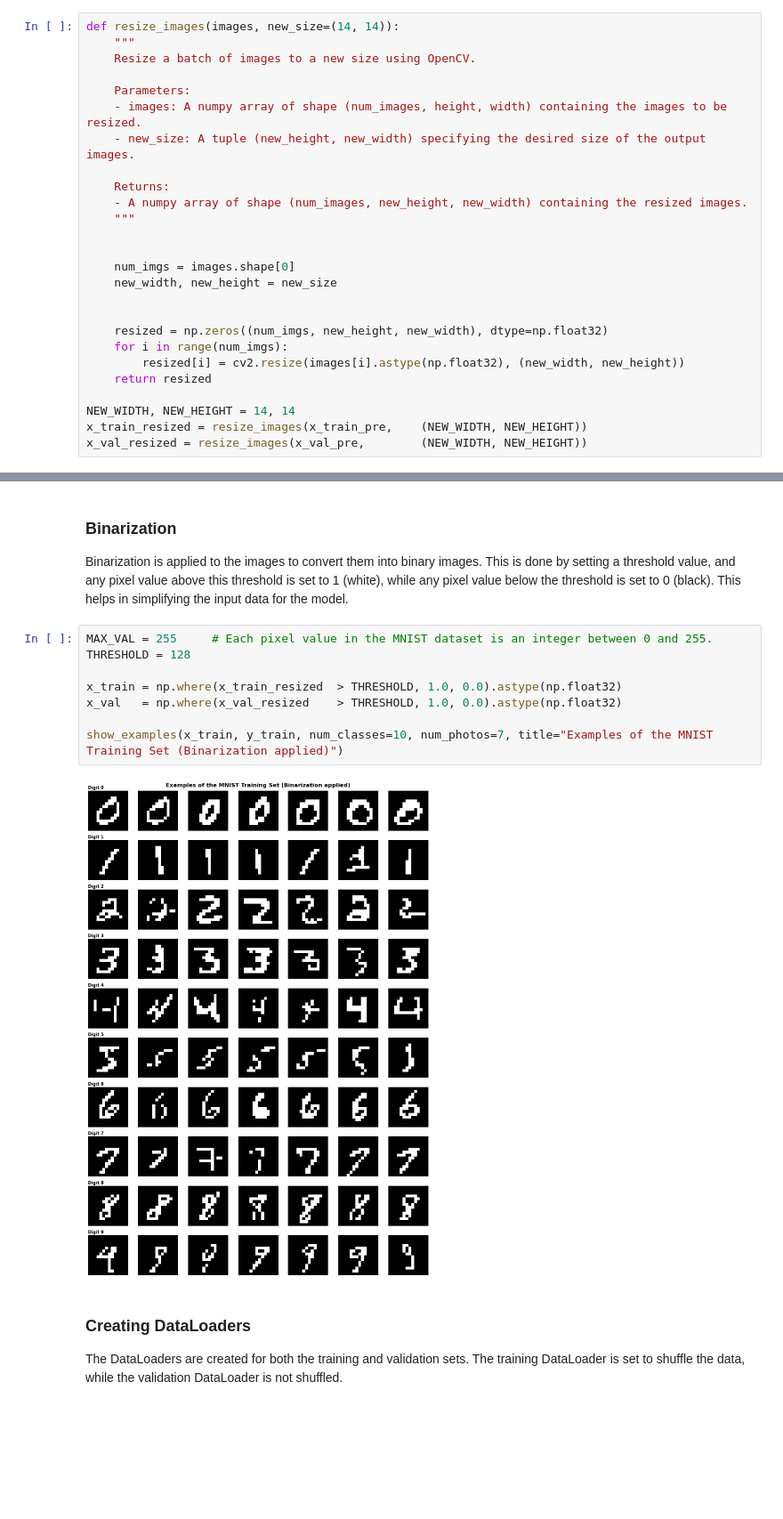
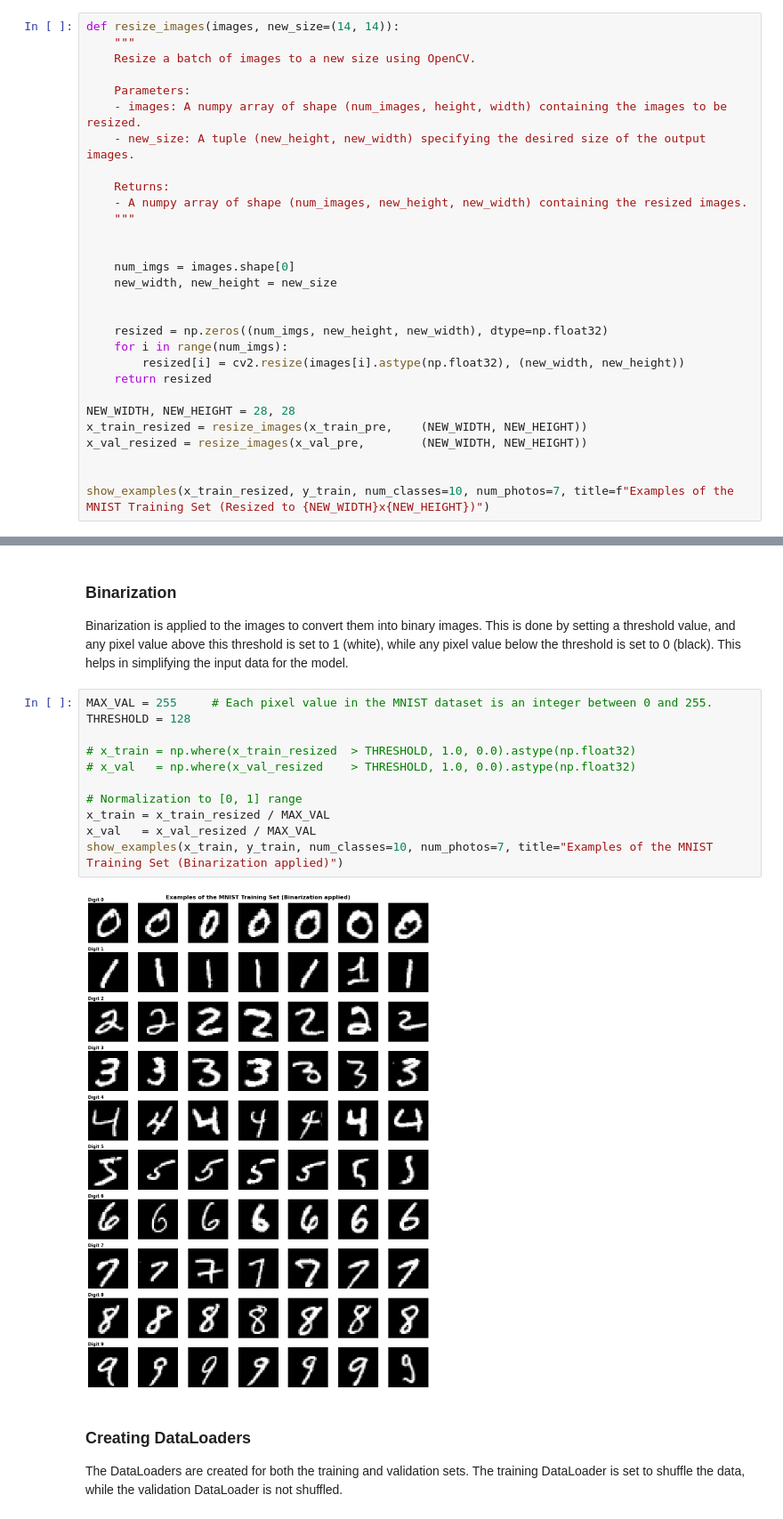
Before and after one commit to arturo-olvrs/VAE-MINST, a Jupyter notebook: vae-minst.ipynb, the cells around one changed output, grey strips where cells are left out. Shown at 89% size. Saved outputs shown, nothing was run; the diff lists cells and outputs as text; blank space fills up the shorter version.

```diff
--- a/vae-minst.ipynb
+++ b/vae-minst.ipynb
@@ -228,6 +236,9 @@ def resize_images(images, new_size=(14, 14)):
         resized[i] = cv2.resize(images[i].astype(np.float32), (new_width, new_height))
     return resized
 
-NEW_WIDTH, NEW_HEIGHT = 14, 14
+NEW_WIDTH, NEW_HEIGHT = 28, 28
 x_train_resized = resize_images(x_train_pre,    (NEW_WIDTH, NEW_HEIGHT))
 x_val_resized = resize_images(x_val_pre,        (NEW_WIDTH, NEW_HEIGHT))
+
+
+show_examples(x_train_resized, y_train, num_classes=10, num_photos=7, title=f"Examples of the MNIST Training Set (Resized to {NEW_WIDTH}x{NEW_HEIGHT})")
@@ -238,13 +251,16 @@ Binarization is applied to the images to convert them into binary images. This i
 # %%
 MAX_VAL = 255     # Each pixel value in the MNIST dataset is an integer between 0 and 255.
 THRESHOLD = 128
 
-x_train = np.where(x_train_resized  > THRESHOLD, 1.0, 0.0).astype(np.float32)
-x_val   = np.where(x_val_resized    > THRESHOLD, 1.0, 0.0).astype(np.float32)
+# x_train = np.where(x_train_resized  > THRESHOLD, 1.0, 0.0).astype(np.float32)
+# x_val   = np.where(x_val_resized    > THRESHOLD, 1.0, 0.0).astype(np.float32)
 
+# Normalization to [0, 1] range
+x_train = x_train_resized / MAX_VAL
+x_val   = x_val_resized / MAX_VAL
 show_examples(x_train, y_train, num_classes=10, num_photos=7, title="Examples of the MNIST Training Set (Binarization applied)")
 # %% [output]
-[figure, old version]
+[figure, new version]
 # %% [markdown]
 ### Creating DataLoaders
 
```
Also changed, not shown: parts of 6 cells of this notebook, 1 other file.
